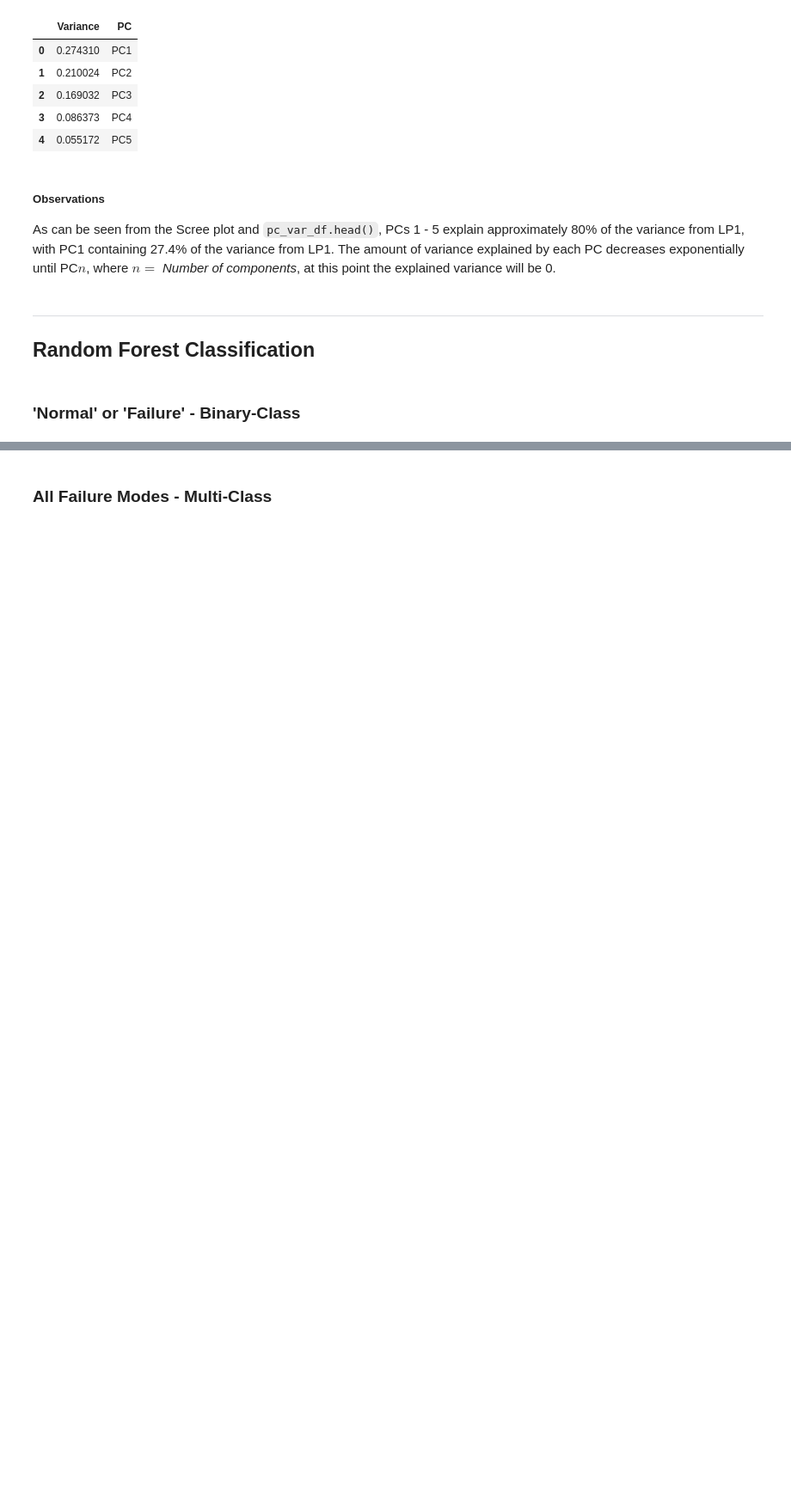
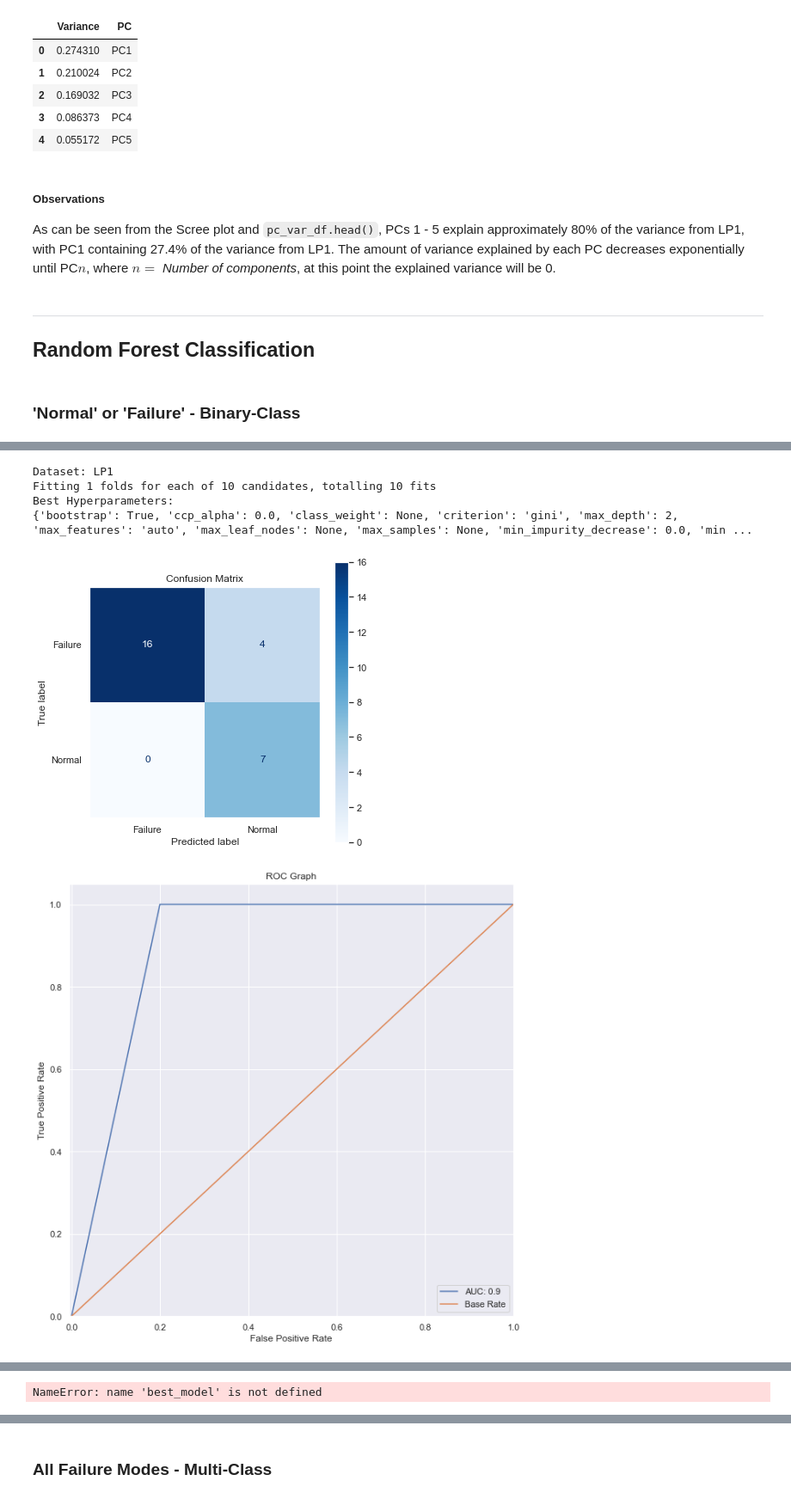
Before and after one commit to Danielwoodh/Robot-Failure-Classification, a Jupyter notebook: robot-failure-classification.ipynb, the cells around one changed output, grey strips where cells are left out. Shown at 86% size. Saved outputs shown, nothing was run; the diff lists cells and outputs as text; code cells hidden in the pictures; blank space fills up the shorter version.

```diff
--- a/robot-failure-classification.ipynb
+++ b/robot-failure-classification.ipynb
@@ -821,0 +829,53 @@ Best Hyperparameters:
+# %%
+for dataset, input_cols, output_cols, name in binary_zipped_dict:
+    print(f'Dataset: {name}')
+    model = build_model(
+        # The dataset to be used
+        df=dataset,
+        # The classifier to be used
+        classifier=RandomForestClassifier(random_state=0),
+        # The hyperparameters to be used
+        hyperparams=params,
+        # Amount of K Cross-folds to use,
+        # if cv=1 no folds are used
+        cv=1,
+        # Boolean, should SMOTE be used, default True
+        smote=True,
+        # Defining the size of the test dataset
+        test_size=0.3,
+        # Number of iterations to determine best params
+        n_iter=10,
+        # Input columns to be used
+        input_cols=input_cols,
+        # Output columns to be used
+        output_cols=output_cols,
+        # Boolean, should verbose be used, default True
+        verbose=True
+    )
+
+    feature_importances = pd.DataFrame(
+        model.feature_importances_,
+        index = X_train.columns,
+        columns=['importance']
+    ).sort_values('importance', ascending=False)
+
+    feature_importances = feature_importances.reset_index()
+
+    plt.figure(figsize=(13, 7))
+    sns.barplot(
+        x="importance", y='index',
+        data=feature_importances[0:10], label="Total"
+    )
+    plt.title("Random Forest Variable Importance")
+    plt.ylabel("Variable")
+    plt.xlabel("Importance")
+    plt.show()
+
+    print('=' * 125)
+# %% [output]
+Dataset: LP1
+Fitting 1 folds for each of 10 candidates, totalling 10 fits
+Best Hyperparameters:
+{'bootstrap': True, 'ccp_alpha': 0.0, 'class_weight': None, 'criterion': 'gini', 'max_depth': 2, 'max_features': 'auto', 'max_leaf_nodes': None, 'max_samples': None, 'min_impurity_decrease': 0.0, 'min ...
+[figure, added]
+[figure, added]
@@ -821,0 +899 @@ Best Hyperparameters:
+NameError: name 'best_model' is not defined
```
Also changed, not shown: parts of 14 cells of this notebook, 1 other file.
